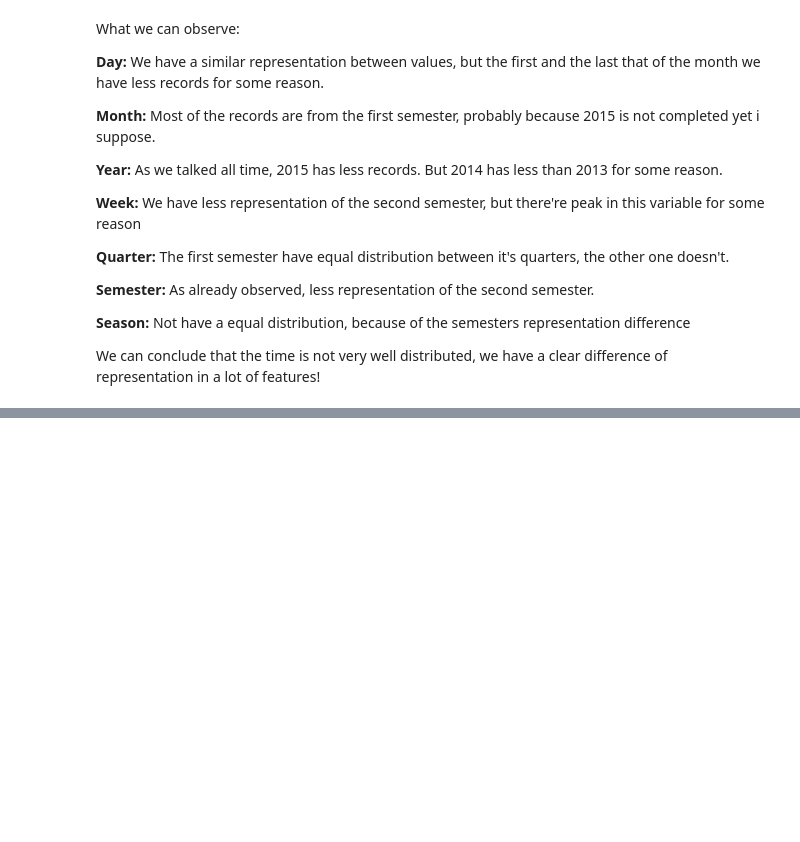
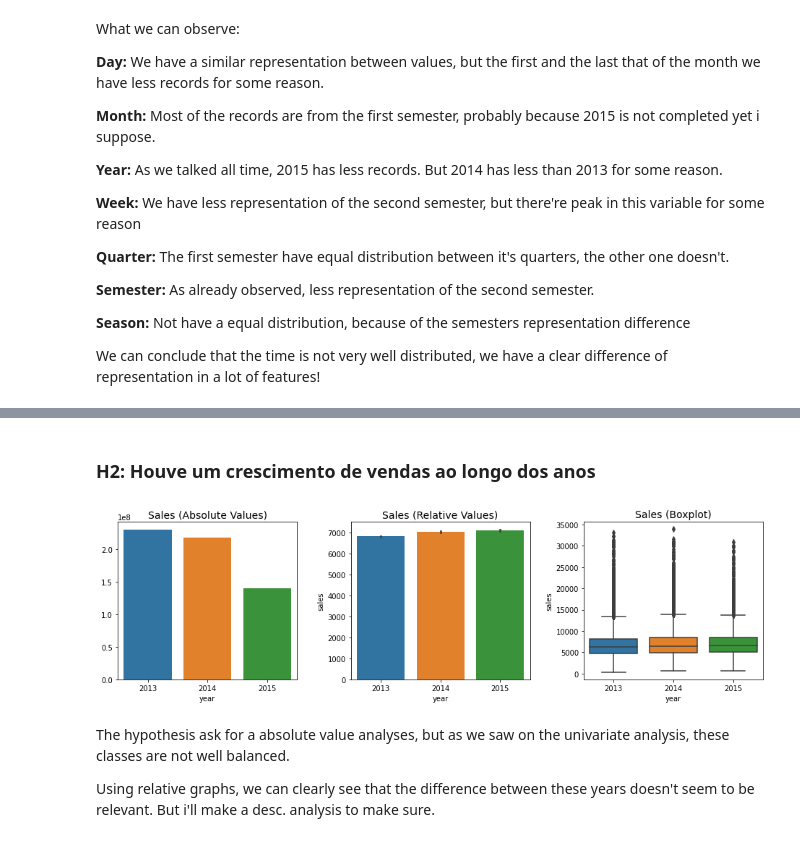
Before and after one commit to raposofrct/Sales-Prediction, a Jupyter notebook: notebook.ipynb, the cells around one changed output, grey strips where cells are left out. Saved outputs shown, nothing was run; the diff lists cells and outputs as text; code cells hidden in the pictures; blank space fills up the shorter version.

```diff
--- a/notebook.ipynb
+++ b/notebook.ipynb
@@ -773,0 +816,25 @@ We can conclude that the time is not very well distributed, we have a clear diff
+# %% [markdown]
+### H2: Houve um crescimento de vendas ao longo dos anos
+# %%
+plt.figure(figsize=(16,4))
+plt.subplots_adjust(wspace=0.3)
+
+plt.subplot(1,3,1)
+ax = sns.barplot(x=dados.groupby('year').sum()['sales'].index,y=dados.groupby('year').sum()['sales'].values)
+ax.set_title('Sales (Absolute Values)',size=14)
+
+plt.subplot(1,3,2)
+ax = sns.barplot(x=dados['year'],y=dados['sales'])
+ax.set_title('Sales (Relative Values)',size=14)
+
+plt.subplot(1,3,3)
+ax = sns.boxplot(x=dados['year'],y=dados['sales'])
+ax.set_title('Sales (Boxplot)',size=14)
+
+plt.show()
+# %% [output]
+[figure, added]
+# %% [markdown]
+The hypothesis ask for a absolute value analyses, but as we saw on the univariate analysis, these classes are not well balanced.
+
+Using relative graphs, we can clearly see that the difference between these years doesn't seem to be relevant. But i'll make a desc. analysis to make sure.
```
Also changed, not shown: parts of 23 cells of this notebook.
